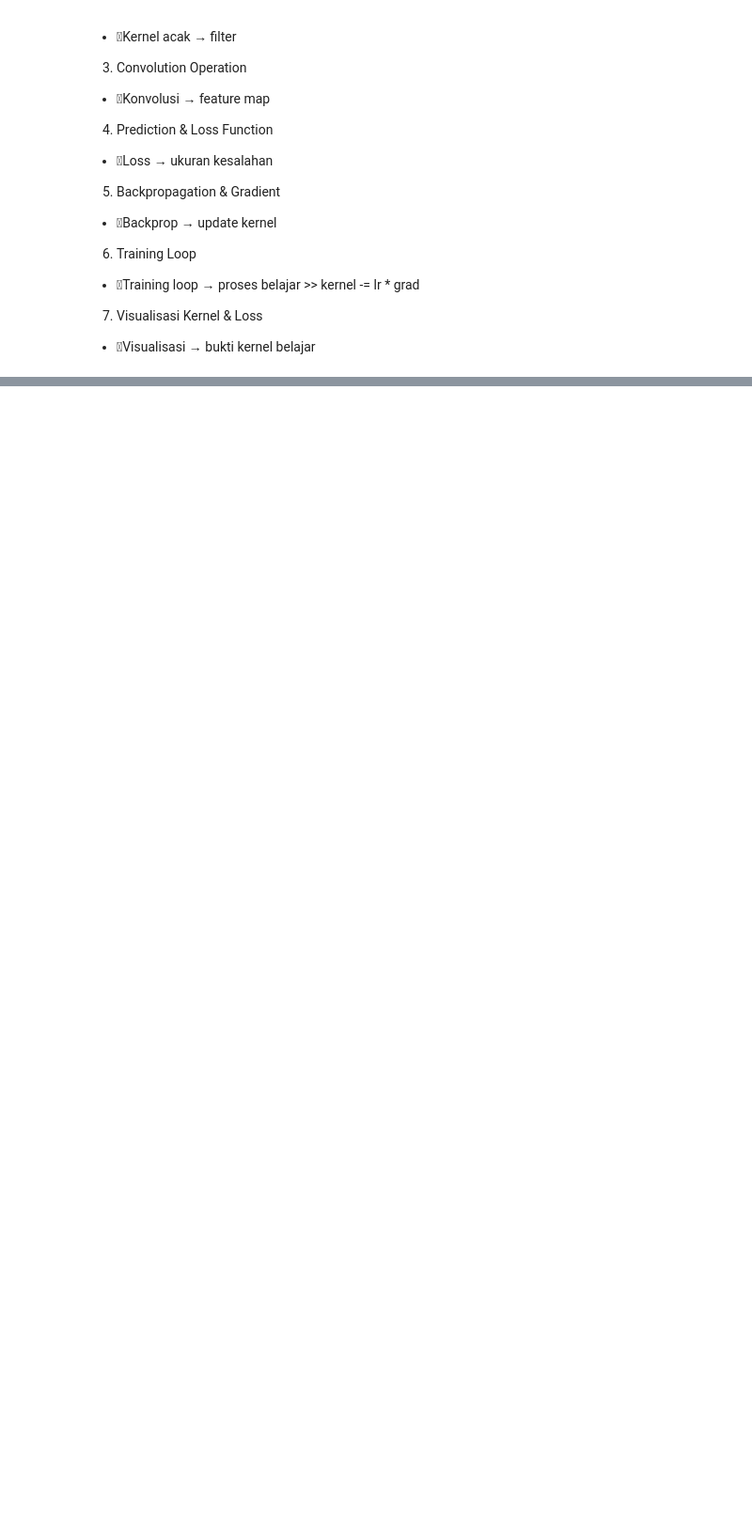
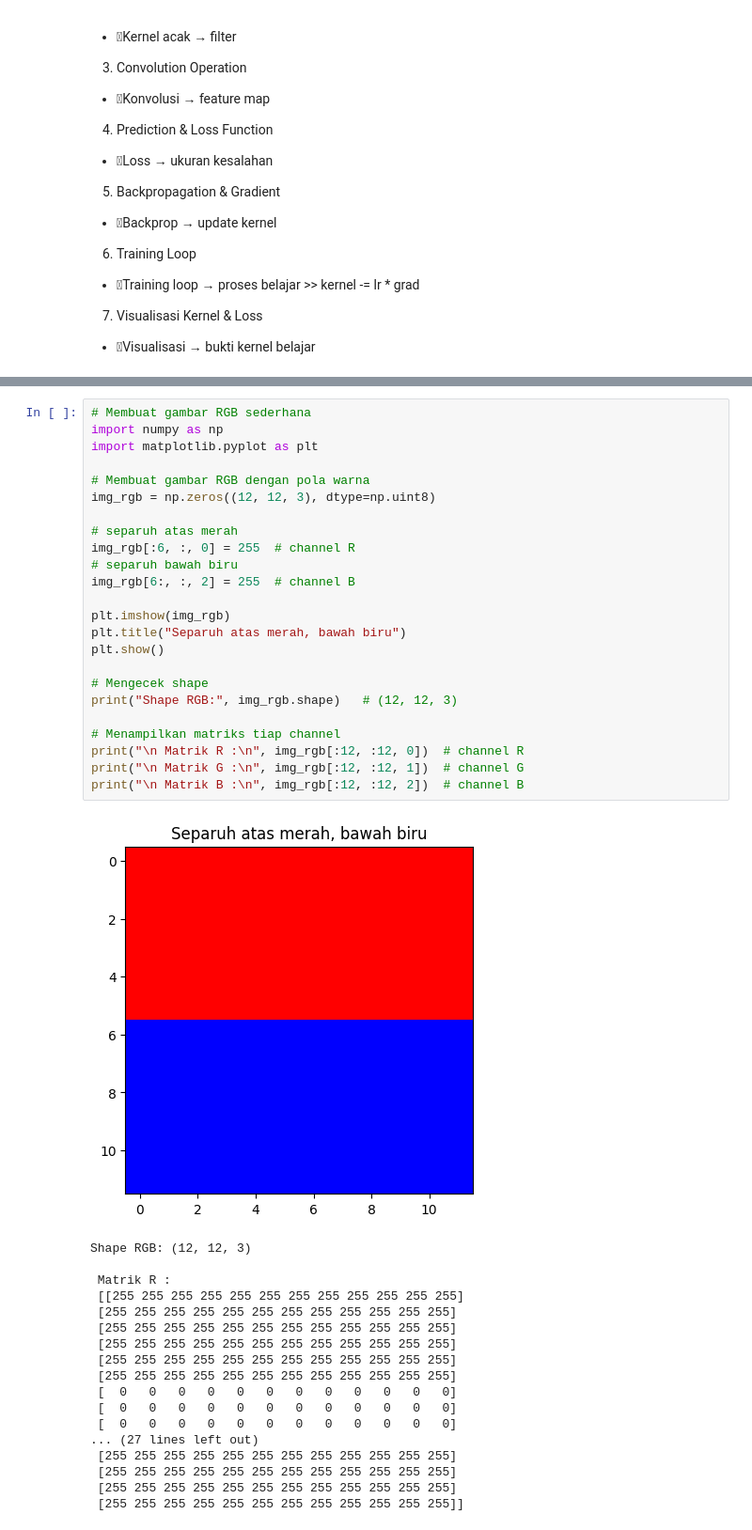
Before and after one commit to edycoleee/cnn2025, a Jupyter notebook: 01dasar.ipynb, the cells around one changed output, grey strips where cells are left out. Shown: that part at 94% size. Saved outputs shown, nothing was run; the diff lists cells and outputs as text; blank space fills up the shorter version.

```diff
--- a/01dasar.ipynb
+++ b/01dasar.ipynb
@@ -16,0 +80,43 @@
+# %%
+# Membuat gambar RGB sederhana
+import numpy as np
+import matplotlib.pyplot as plt
+
+# Membuat gambar RGB dengan pola warna
+img_rgb = np.zeros((12, 12, 3), dtype=np.uint8)
+
+# separuh atas merah
+img_rgb[:6, :, 0] = 255  # channel R
+# separuh bawah biru
+img_rgb[6:, :, 2] = 255  # channel B
+
+plt.imshow(img_rgb)
+plt.title("Separuh atas merah, bawah biru")
+plt.show()
+
+# Mengecek shape
+print("Shape RGB:", img_rgb.shape)   # (12, 12, 3)
+
+# Menampilkan matriks tiap channel
+print("\n Matrik R :\n", img_rgb[:12, :12, 0])  # channel R
+print("\n Matrik G :\n", img_rgb[:12, :12, 1])  # channel G
+print("\n Matrik B :\n", img_rgb[:12, :12, 2])  # channel B
+# %% [output]
+[figure, added]
+Shape RGB: (12, 12, 3)
+
+ Matrik R :
+ [[255 255 255 255 255 255 255 255 255 255 255 255]
+ [255 255 255 255 255 255 255 255 255 255 255 255]
+ [255 255 255 255 255 255 255 255 255 255 255 255]
+ [255 255 255 255 255 255 255 255 255 255 255 255]
+ [255 255 255 255 255 255 255 255 255 255 255 255]
+ [255 255 255 255 255 255 255 255 255 255 255 255]
+ [  0   0   0   0   0   0   0   0   0   0   0   0]
+ [  0   0   0   0   0   0   0   0   0   0   0   0]
+ [  0   0   0   0   0   0   0   0   0   0   0   0]
+... (27 lines left out)
+ [255 255 255 255 255 255 255 255 255 255 255 255]
+ [255 255 255 255 255 255 255 255 255 255 255 255]
+ [255 255 255 255 255 255 255 255 255 255 255 255]
+ [255 255 255 255 255 255 255 255 255 255 255 255]]
```
Also changed, not shown: parts of 9 cells of this notebook.
